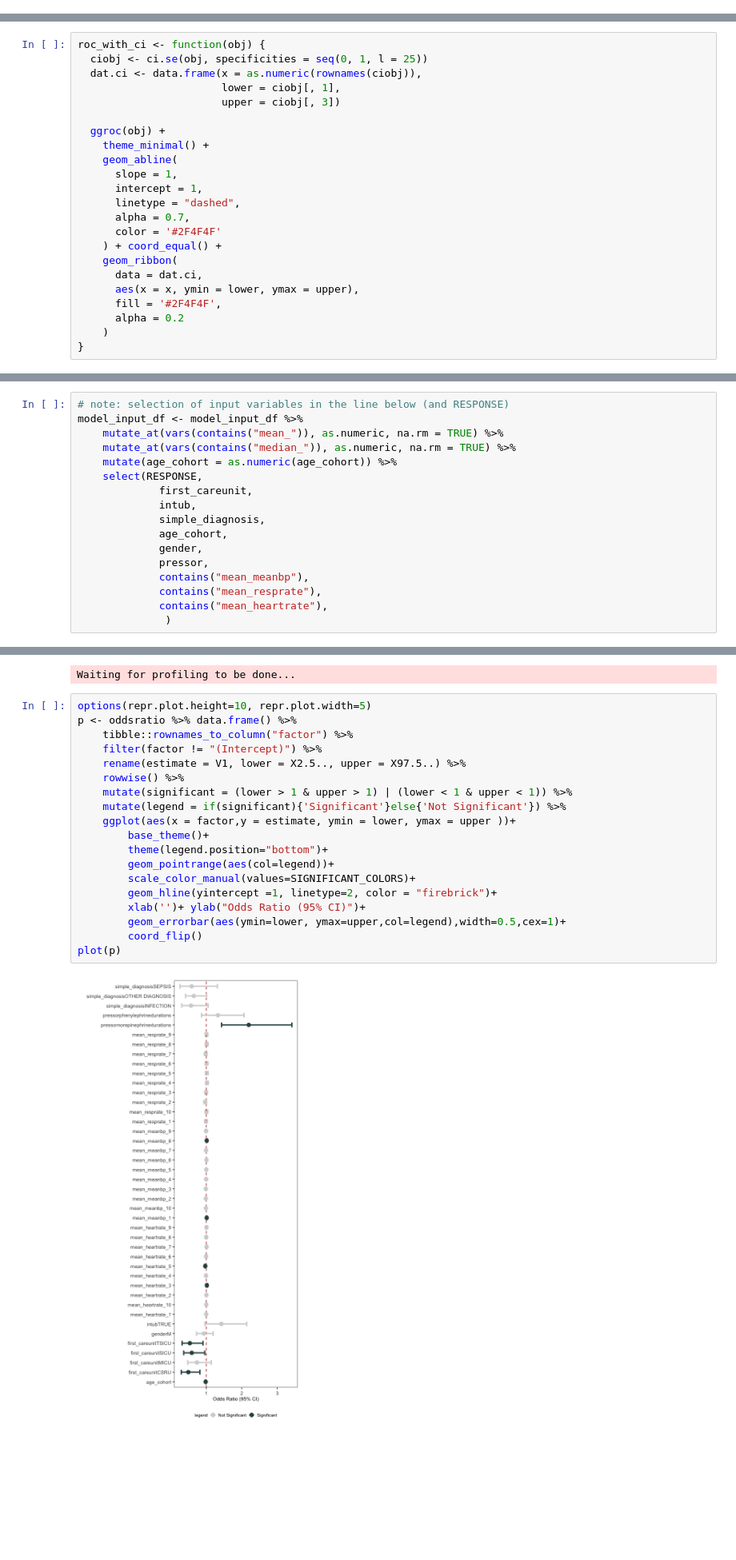
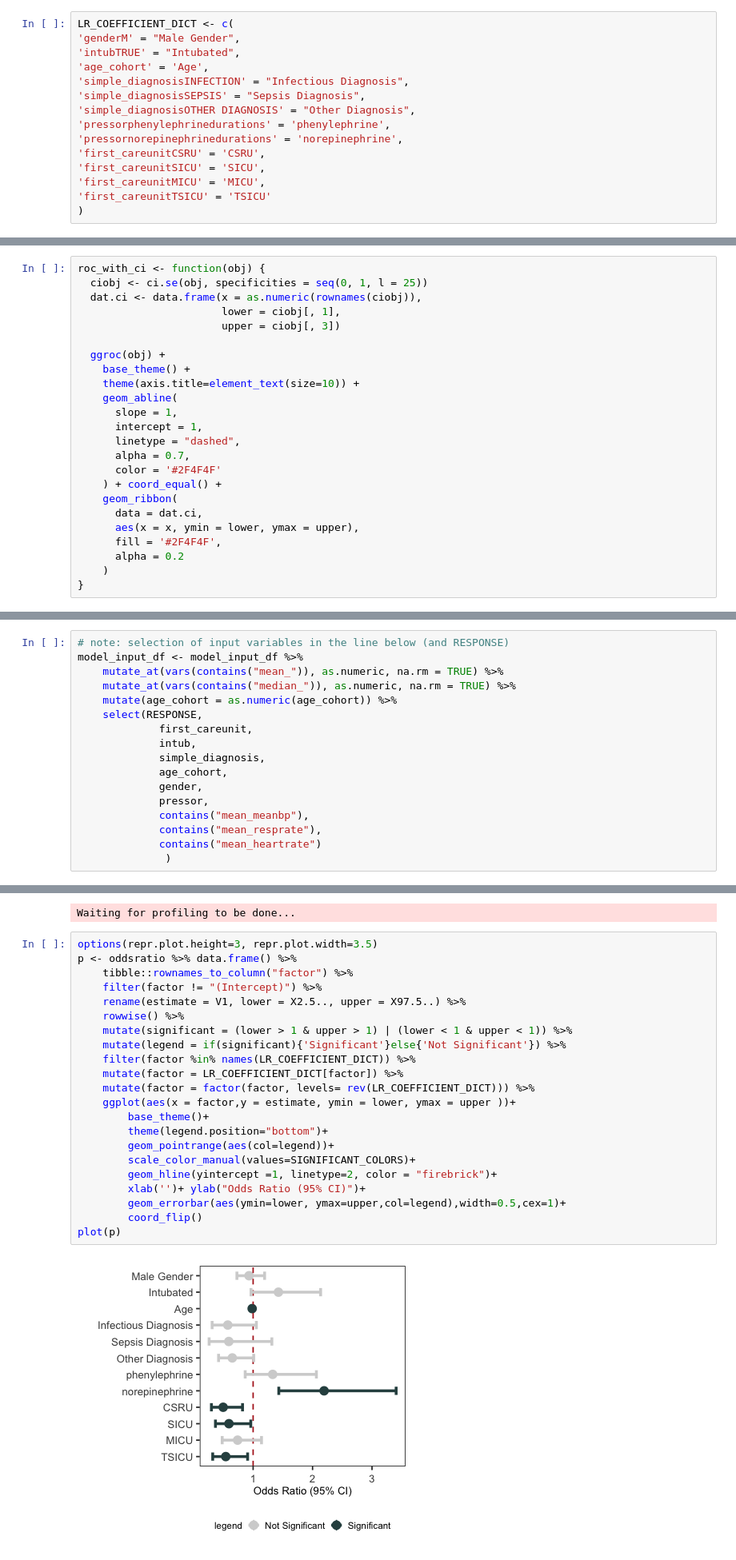
Before and after one commit to ruoyijiang/general, a Jupyter notebook: notebooks/R_Pressor_Outcomes.ipynb, the cells around one changed output, grey strips where cells are left out. Shown at 80% size. Drawn from its saved outputs; the diff is of its cells as text; blank space fills up the shorter version.

Commit message:
hq figure output

```diff
--- a/notebooks/R_Pressor_Outcomes.ipynb
+++ b/notebooks/R_Pressor_Outcomes.ipynb
@@ -1714,6 +1798,21 @@ for(pressor_choice in pressor_choices){
 # LR Summary
 # %%
 lr_summary_list <- list()
+# %%
+LR_COEFFICIENT_DICT <- c(
+'genderM' = "Male Gender",
+'intubTRUE' = "Intubated",
+'age_cohort' = 'Age',
+'simple_diagnosisINFECTION' = "Infectious Diagnosis",
+'simple_diagnosisSEPSIS' = "Sepsis Diagnosis",
+'simple_diagnosisOTHER DIAGNOSIS' = "Other Diagnosis",
+'pressorphenylephrinedurations' = 'phenylephrine',
+'pressornorepinephrinedurations' = 'norepinephrine',
+'first_careunitCSRU' = 'CSRU',
+'first_careunitSICU' = 'SICU',
+'first_careunitMICU' = 'MICU',
+'first_careunitTSICU' = 'TSICU'
+)
 # %% [markdown]
 ### ROC curve with CI
 # %%
@@ -1724,7 +1823,8 @@ roc_with_ci <- function(obj) {
                        upper = ciobj[, 3])
 
   ggroc(obj) +
-    theme_minimal() +
+    base_theme() +
+    theme(axis.title=element_text(size=10)) +
     geom_abline(
       slope = 1,
       intercept = 1,
@@ -1784,5 +1884,5 @@ model_input_df <- model_input_df %>%
              pressor,
              contains("mean_meanbp"),
              contains("mean_resprate"),
-             contains("mean_heartrate"),
+             contains("mean_heartrate")
               )
@@ -1828,24 +1932,27 @@ oddsratio <- exp(cbind(coef(model), confint(model)))
 # %% [output]
 Waiting for profiling to be done...
 # %%
-options(repr.plot.height=10, repr.plot.width=5)
+options(repr.plot.height=3, repr.plot.width=3.5)
 p <- oddsratio %>% data.frame() %>%
     tibble::rownames_to_column("factor") %>%
     filter(factor != "(Intercept)") %>%
     rename(estimate = V1, lower = X2.5.., upper = X97.5..) %>%
     rowwise() %>%
     mutate(significant = (lower > 1 & upper > 1) | (lower < 1 & upper < 1)) %>%
     mutate(legend = if(significant){'Significant'}else{'Not Significant'}) %>%
+    filter(factor %in% names(LR_COEFFICIENT_DICT)) %>%
+    mutate(factor = LR_COEFFICIENT_DICT[factor]) %>%
+    mutate(factor = factor(factor, levels= rev(LR_COEFFICIENT_DICT))) %>%
     ggplot(aes(x = factor,y = estimate, ymin = lower, ymax = upper ))+
         base_theme()+
         theme(legend.position="bottom")+
         geom_pointrange(aes(col=legend))+
         scale_color_manual(values=SIGNIFICANT_COLORS)+
         geom_hline(yintercept =1, linetype=2, color = "firebrick")+
         xlab('')+ ylab("Odds Ratio (95% CI)")+
         geom_errorbar(aes(ymin=lower, ymax=upper,col=legend),width=0.5,cex=1)+
         coord_flip()
 plot(p)
 # %% [output]
-[figure, old version]
+[figure, new version]
 # %%
```
Also changed, not shown: parts of 35 cells of this notebook.
